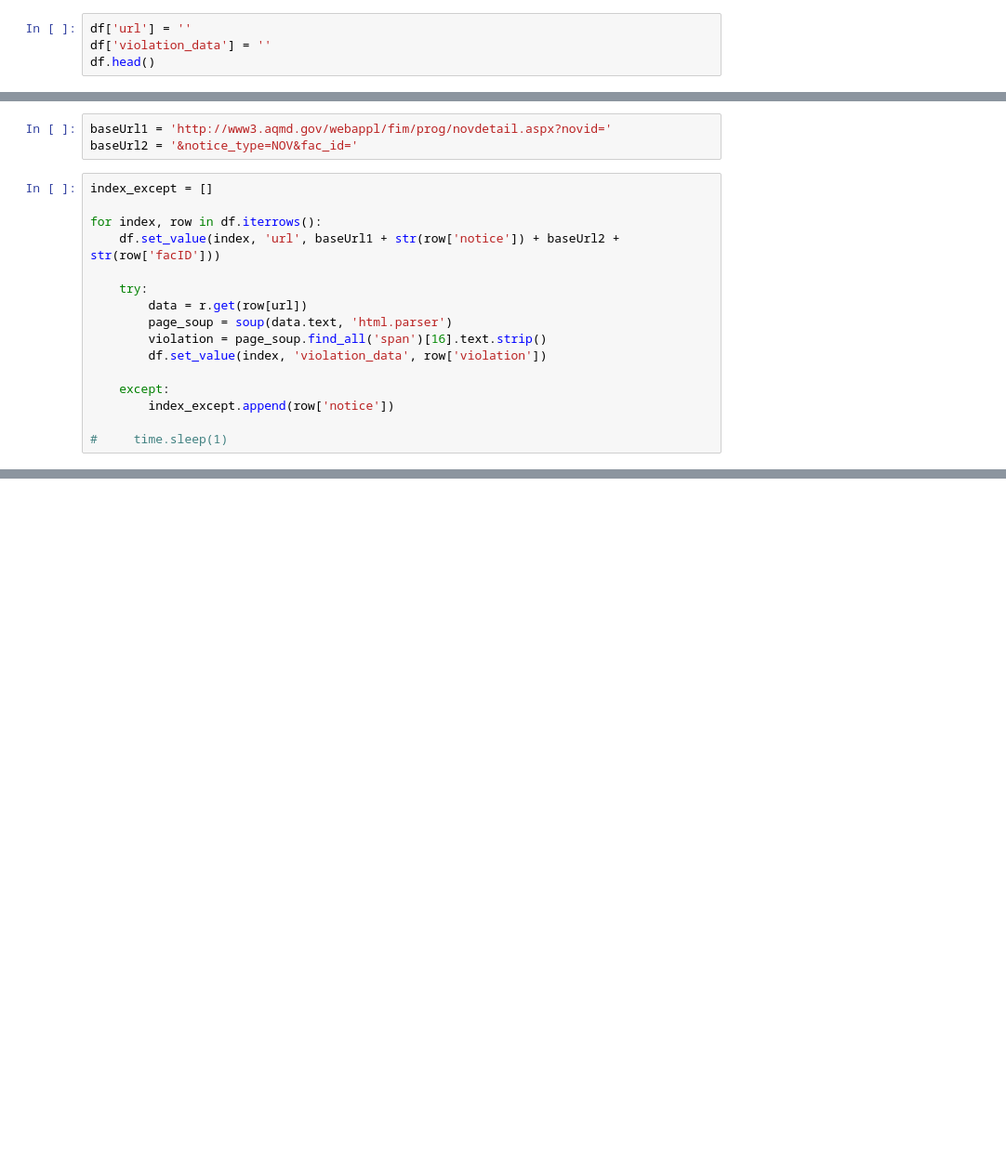
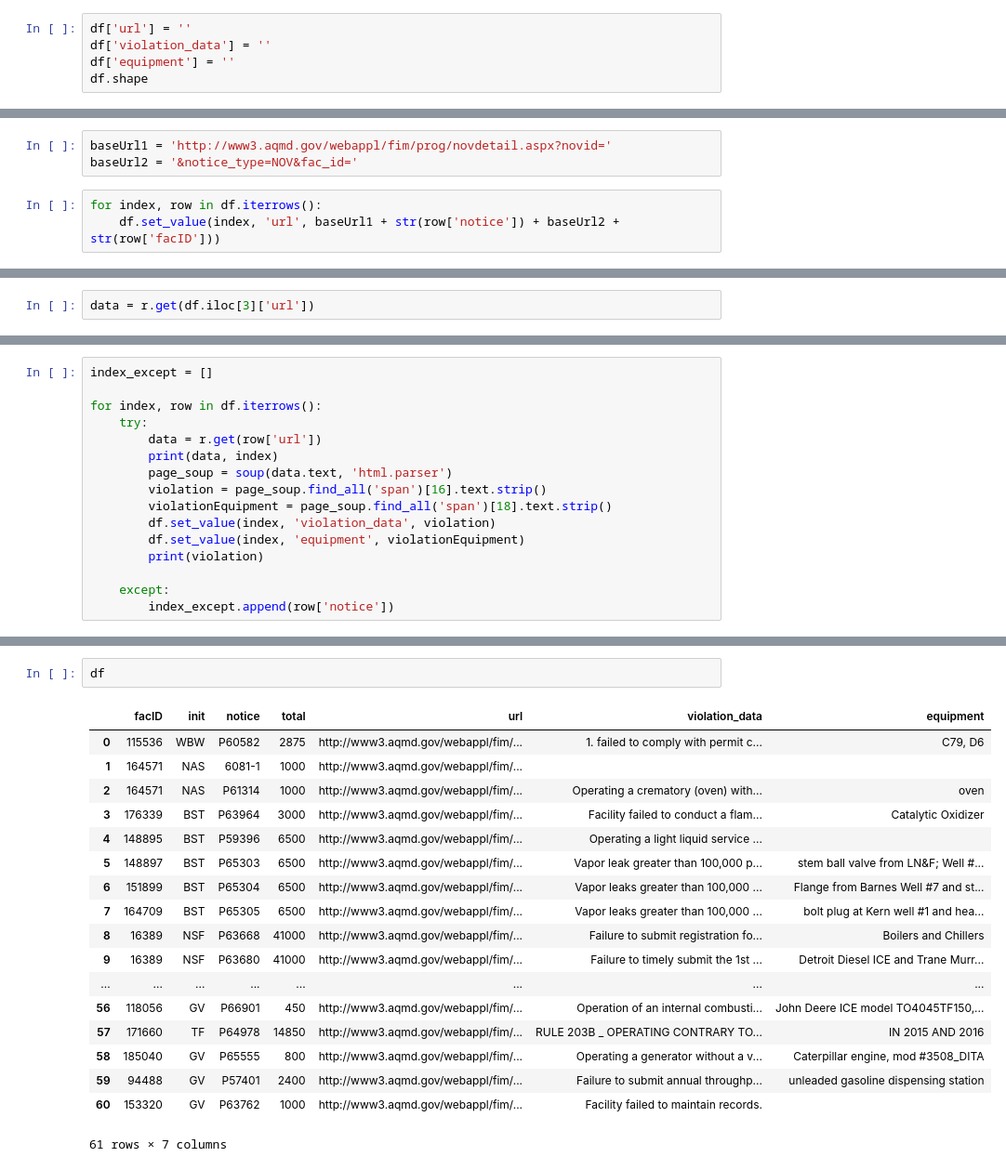
Before and after one commit to gaguinaldo/Web-Scraping, a Jupyter notebook: violations/violation_scrape.ipynb, the cells around one changed output, grey strips where cells are left out. Shown at 93% size. Saved outputs shown, nothing was run; the diff lists cells and outputs as text; blank space fills up the shorter version.

```diff
--- a/violations/violation_scrape.ipynb
+++ b/violations/violation_scrape.ipynb
@@ -10,4 +10,5 @@ df = pd.read_csv(file)
 # %%
 df['url'] = ''
 df['violation_data'] = ''
-df.head()
+df['equipment'] = ''
+df.shape
@@ -15,18 +18,5 @@ df.head()
 baseUrl1 = 'http://www3.aqmd.gov/webappl/fim/prog/novdetail.aspx?novid='
 baseUrl2 = '&notice_type=NOV&fac_id='
 # %%
-index_except = []
-
 for index, row in df.iterrows():
     df.set_value(index, 'url', baseUrl1 + str(row['notice']) + baseUrl2 + str(row['facID']))
-
-    try:
-        data = r.get(row[url])
-        page_soup = soup(data.text, 'html.parser')
-        violation = page_soup.find_all('span')[16].text.strip()
-        df.set_value(index, 'violation_data', row['violation'])
-
-    except:
-        index_except.append(row['notice'])
-
-#     time.sleep(1)
@@ -36,0 +32,2 @@ df.head()
+# %%
+data = r.get(df.iloc[3]['url'])
@@ -36,0 +55,16 @@ df.head()
+# %%
+index_except = []
+
+for index, row in df.iterrows():
+    try:
+        data = r.get(row['url'])
+        print(data, index)
+        page_soup = soup(data.text, 'html.parser')
+        violation = page_soup.find_all('span')[16].text.strip()
+        violationEquipment = page_soup.find_all('span')[18].text.strip()
+        df.set_value(index, 'violation_data', violation)
+        df.set_value(index, 'equipment', violationEquipment)
+        print(violation)
+
+    except:
+        index_except.append(row['notice'])
@@ -36,0 +106,21 @@ df.head()
+# %%
+df
+# %% [output]
+|  | facID | init | notice | total | url | violation_data | equipment |
+| 0 | 115536 | WBW | P60582 | 2875 | http://www3.aqmd.gov/webappl/fim/... | 1. failed to comply with permit c... | C79, D6 |
+| 1 | 164571 | NAS | 6081-1 | 1000 | http://www3.aqmd.gov/webappl/fim/... |  |  |
+| 2 | 164571 | NAS | P61314 | 1000 | http://www3.aqmd.gov/webappl/fim/... | Operating a crematory (oven) with... | oven |
+| 3 | 176339 | BST | P63964 | 3000 | http://www3.aqmd.gov/webappl/fim/... | Facility failed to conduct a flam... | Catalytic Oxidizer |
+| 4 | 148895 | BST | P59396 | 6500 | http://www3.aqmd.gov/webappl/fim/... | Operating a light liquid service ... |  |
+| 5 | 148897 | BST | P65303 | 6500 | http://www3.aqmd.gov/webappl/fim/... | Vapor leak greater than 100,000 p... | stem ball valve from LN&F; Well #... |
+| 6 | 151899 | BST | P65304 | 6500 | http://www3.aqmd.gov/webappl/fim/... | Vapor leaks greater than 100,000 ... | Flange from Barnes Well #7 and st... |
+| 7 | 164709 | BST | P65305 | 6500 | http://www3.aqmd.gov/webappl/fim/... | Vapor leaks greater than 100,000 ... | bolt plug at Kern well #1 and hea... |
+| 8 | 16389 | NSF | P63668 | 41000 | http://www3.aqmd.gov/webappl/fim/... | Failure to submit registration fo... | Boilers and Chillers |
+| 9 | 16389 | NSF | P63680 | 41000 | http://www3.aqmd.gov/webappl/fim/... | Failure to timely submit the 1st ... | Detroit Diesel ICE and Trane Murr... |
+| ... | ... | ... | ... | ... | ... | ... | ... |
+| 56 | 118056 | GV | P66901 | 450 | http://www3.aqmd.gov/webappl/fim/... | Operation of an internal combusti... | John Deere ICE model TO4045TF150,... |
+| 57 | 171660 | TF | P64978 | 14850 | http://www3.aqmd.gov/webappl/fim/... | RULE 203B _ OPERATING CONTRARY TO... | IN 2015 AND 2016 |
+| 58 | 185040 | GV | P65555 | 800 | http://www3.aqmd.gov/webappl/fim/... | Operating a generator without a v... | Caterpillar engine, mod #3508_DITA |
+| 59 | 94488 | GV | P57401 | 2400 | http://www3.aqmd.gov/webappl/fim/... | Failure to submit annual throughp... | unleaded gasoline dispensing station |
+| 60 | 153320 | GV | P63762 | 1000 | http://www3.aqmd.gov/webappl/fim/... | Facility failed to maintain records. |  |
+61 rows × 7 columns
```
Also changed, not shown: parts of 9 cells of this notebook, 3 other files.
